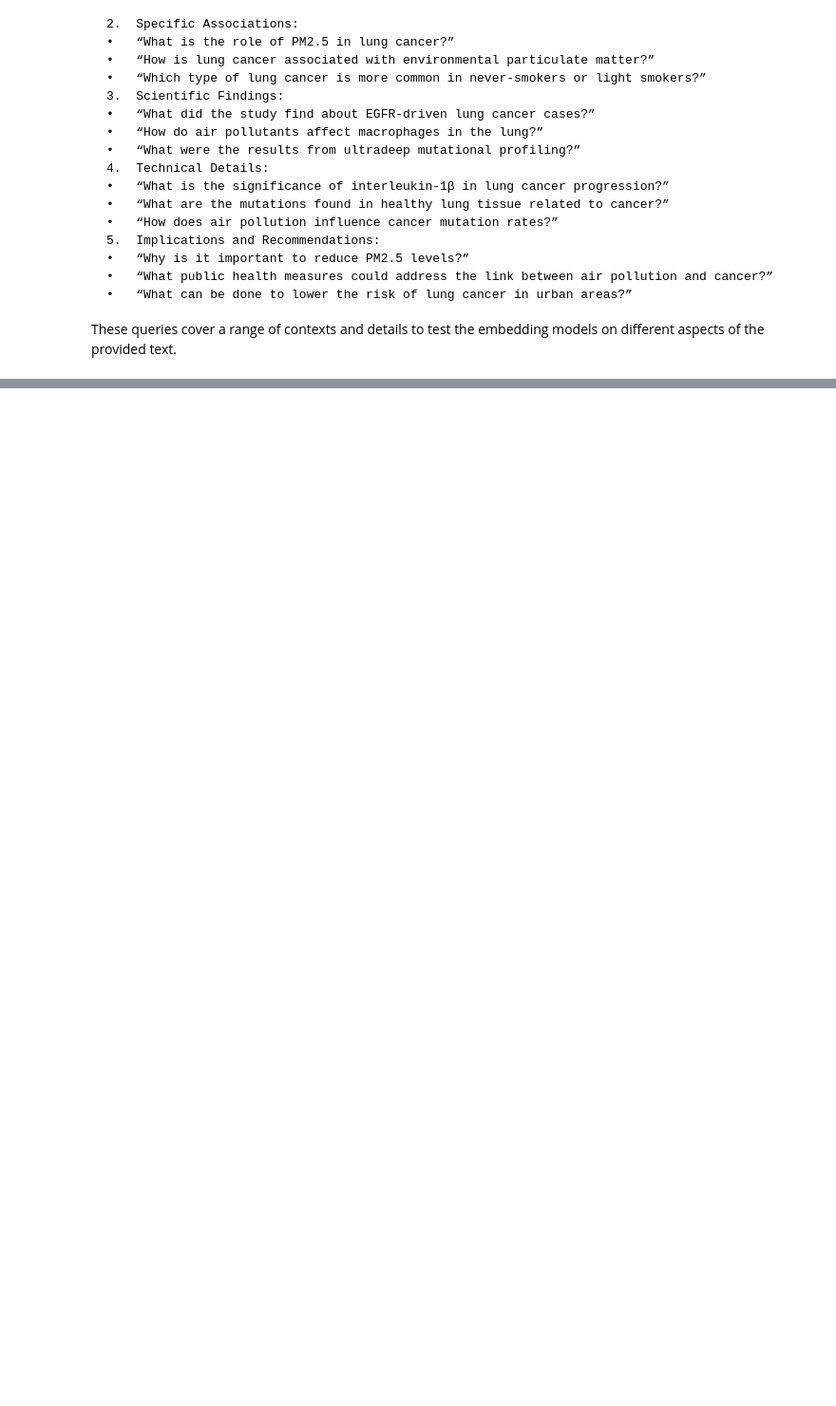
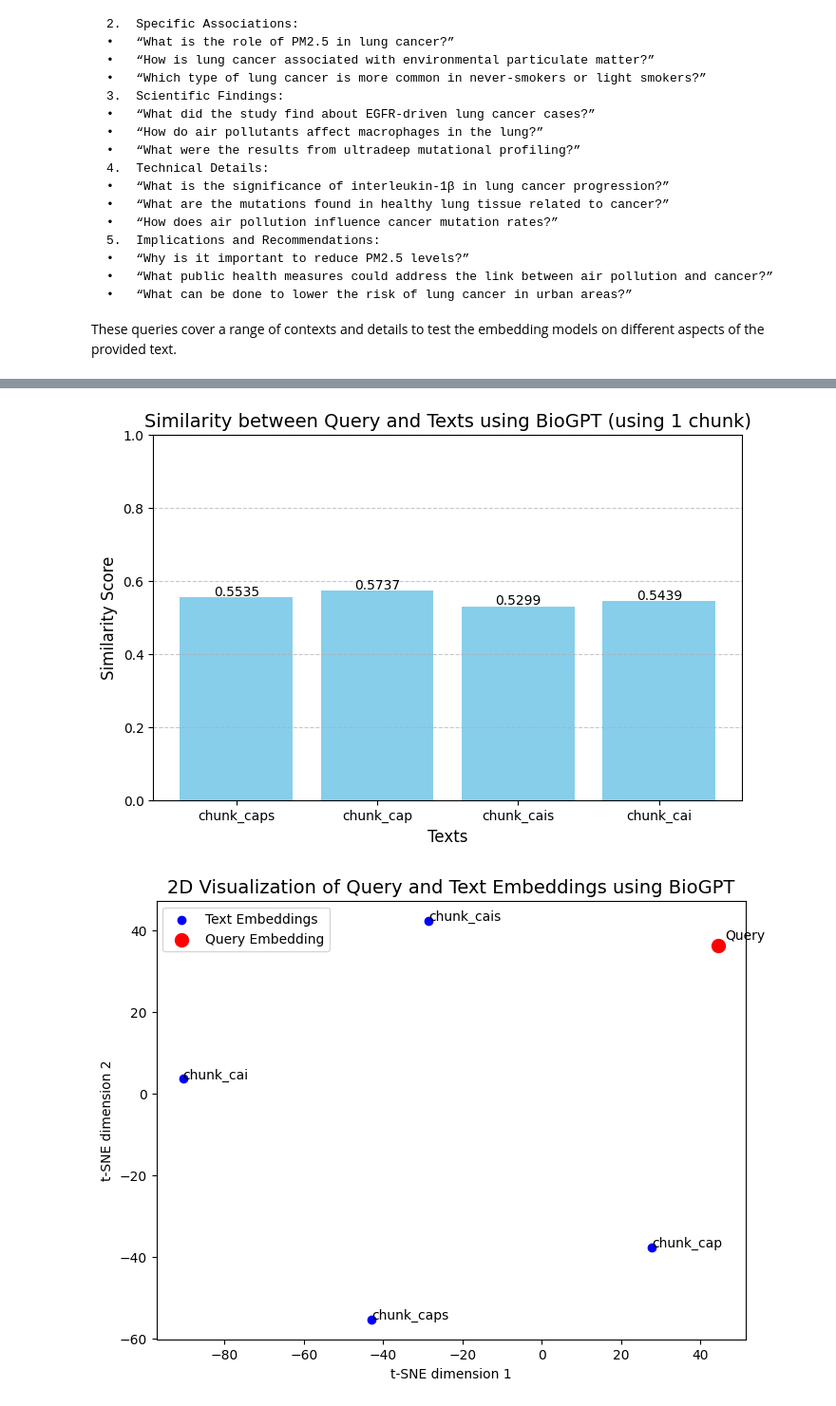
Before and after one commit to jesse-lima-gilead/pubtator_benchiling, a Jupyter notebook: notebooks/embedding_models_visualised.ipynb, the cells around one changed output, grey strips where cells are left out. Shown at 95% size. Drawn from its saved outputs; the diff is of its cells as text; code cells hidden in the pictures; blank space fills up the shorter version.

```diff
--- a/notebooks/embedding_models_visualised.ipynb
+++ b/notebooks/embedding_models_visualised.ipynb
@@ -109,0 +468,10 @@ models = [
+# %%
+#BioGPT MODEL
+get_similarity_scores(biogpt_similarity, "BioGPT")
+
+plot_embeddings_tsne_2d(user_query_biogpt_embeddings, biogpt_embeddings, "BioGPT")
+
+plot_embeddings_tsne_3d(user_query_biogpt_embeddings, biogpt_embeddings, "BioGPT")
+# %% [output]
+[figure, added]
+[figure, added]
```
Also changed, not shown: parts of 22 cells of this notebook, 2 other files.
